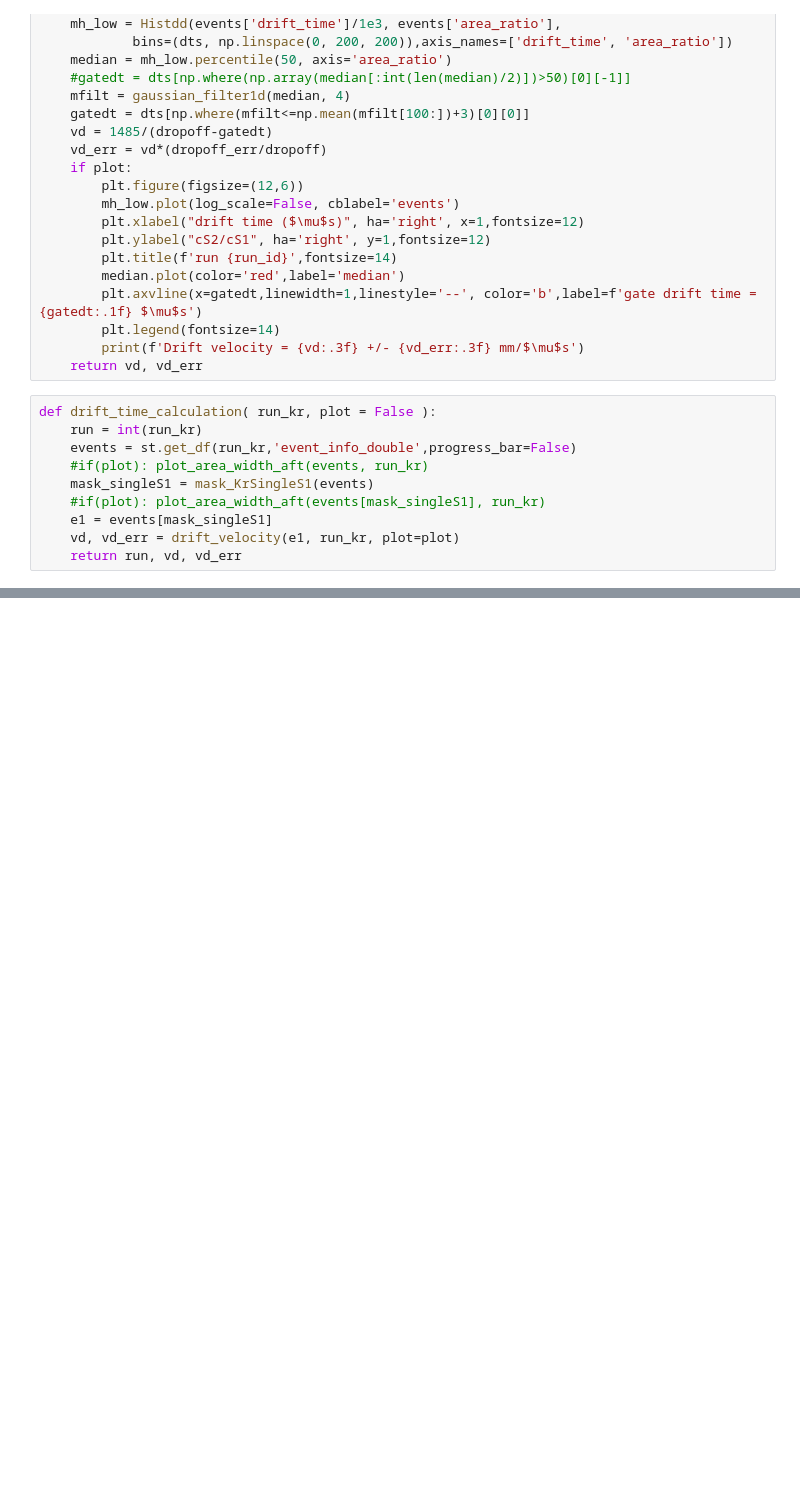
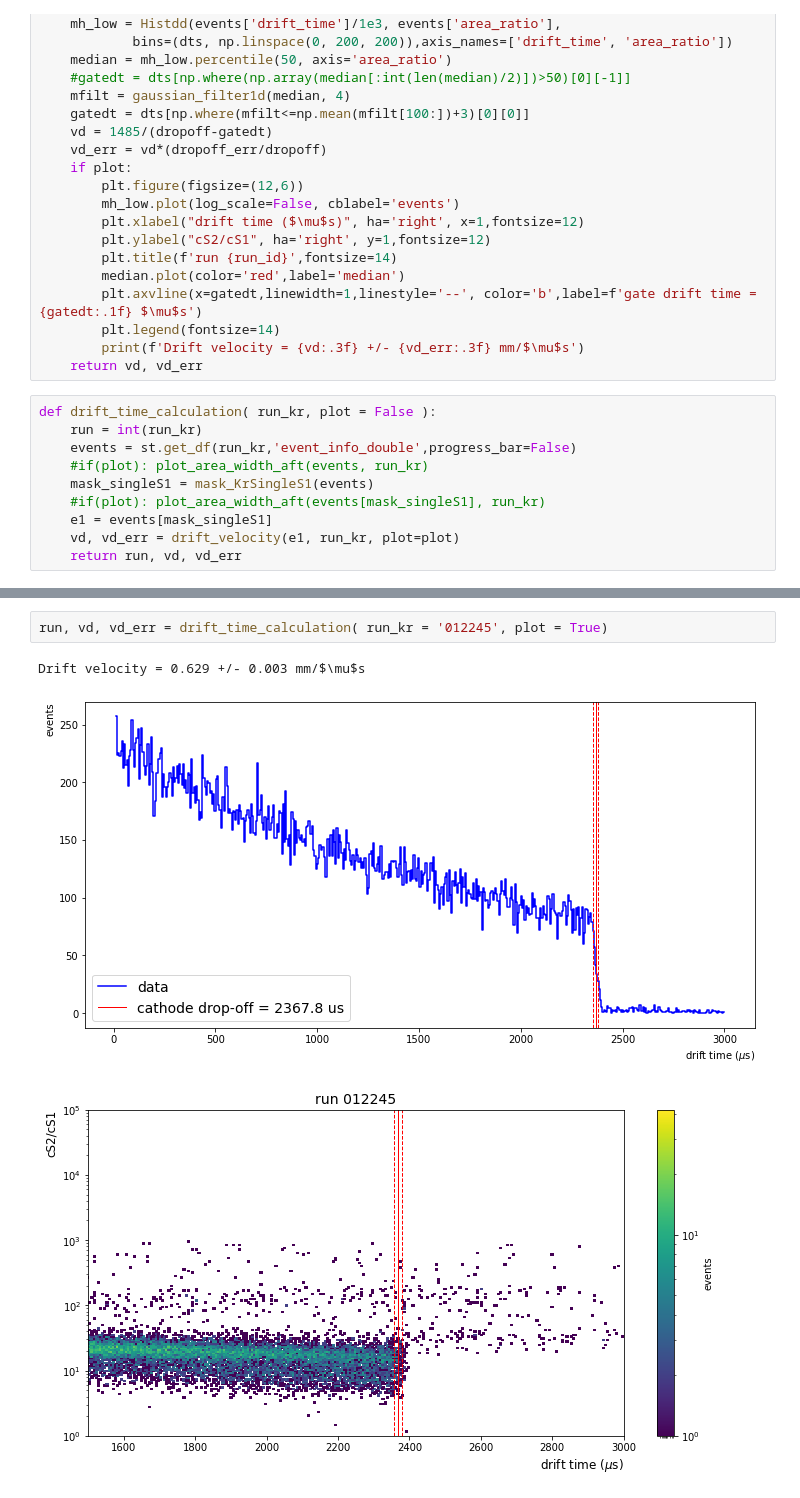
Before and after one commit to valerioda/xenon-note, a Jupyter notebook: fast_response_analysis/kr-data_drift-time_calculation.ipynb, the cells around one changed output, grey strips where cells are left out. Drawn from its saved outputs; the diff is of its cells as text; blank space fills up the shorter version.

```diff
--- a/fast_response_analysis/kr-data_drift-time_calculation.ipynb
+++ b/fast_response_analysis/kr-data_drift-time_calculation.ipynb
@@ -144,0 +150,6 @@ run, vd, vd_err = drift_time_calculation( run_kr = '012130', plot = False)
+# %%
+run, vd, vd_err = drift_time_calculation( run_kr = '012245', plot = True)
+# %% [output]
+Drift velocity = 0.629 +/- 0.003 mm/$\mu$s
+[figure, added]
+[figure, added]
```
Also changed, not shown: parts of 2 cells of this notebook.
